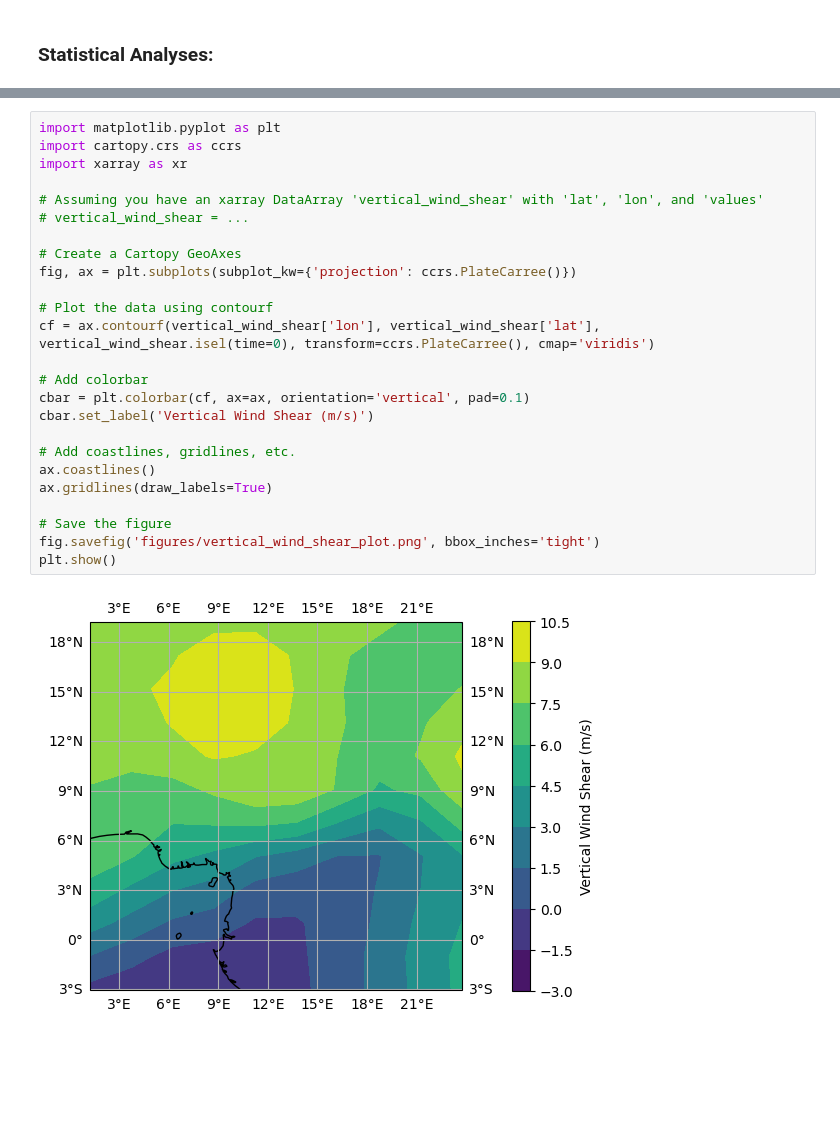
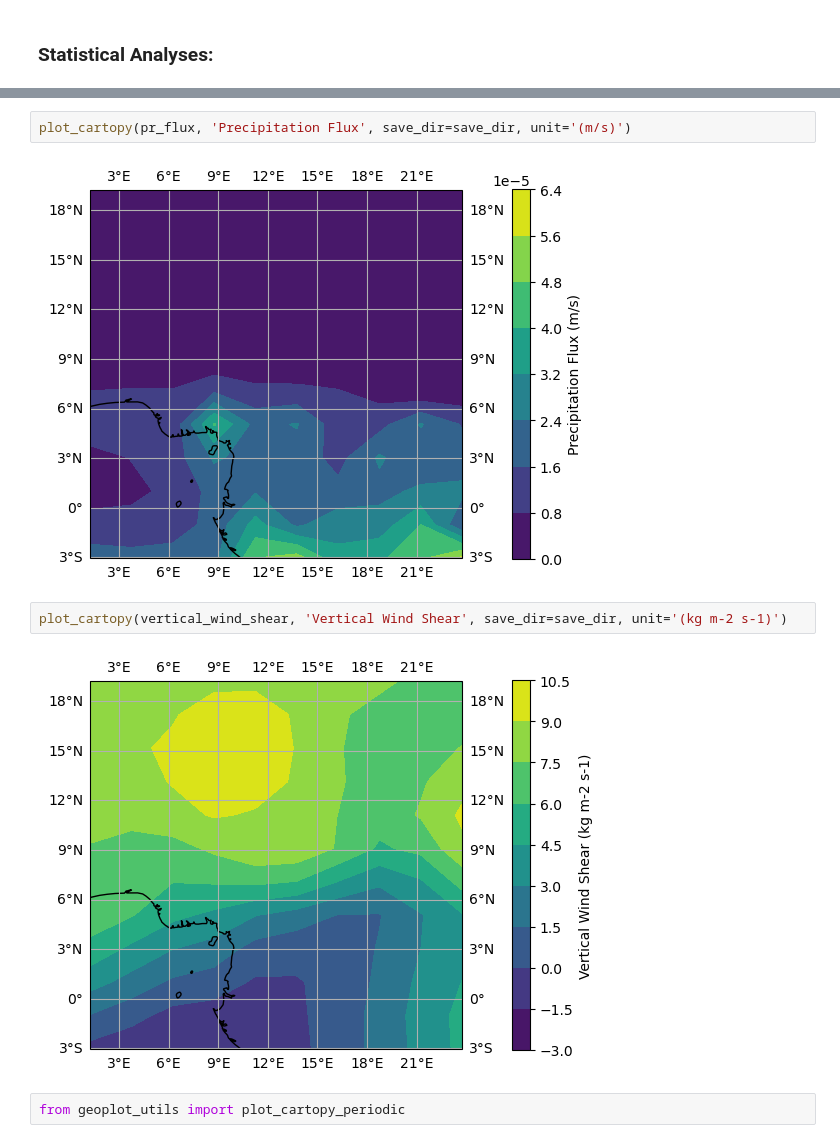
Before and after one commit to CalebTek/west-africa-rainfall-shear-analysis, a Jupyter notebook: CMIP5_Analysis.ipynb, the cells around one changed output, grey strips where cells are left out. Saved outputs shown, nothing was run; the diff lists cells and outputs as text; blank space fills up the shorter version.

```diff
--- a/CMIP5_Analysis.ipynb
+++ b/CMIP5_Analysis.ipynb
@@ -545,27 +210,10 @@ plt.show()
-# %%
-import matplotlib.pyplot as plt
-import cartopy.crs as ccrs
-import xarray as xr
-
-# Assuming you have an xarray DataArray 'vertical_wind_shear' with 'lat', 'lon', and 'values'
-# vertical_wind_shear = ...
-
-# Create a Cartopy GeoAxes
-fig, ax = plt.subplots(subplot_kw={'projection': ccrs.PlateCarree()})
-
-# Plot the data using contourf
-cf = ax.contourf(vertical_wind_shear['lon'], vertical_wind_shear['lat'], vertical_wind_shear.isel(time=0), transform=ccrs.PlateCarree(), cmap='viridis')
-
-# Add colorbar
-cbar = plt.colorbar(cf, ax=ax, orientation='vertical', pad=0.1)
-cbar.set_label('Vertical Wind Shear (m/s)')
-
-# Add coastlines, gridlines, etc.
-ax.coastlines()
-ax.gridlines(draw_labels=True)
-
-# Save the figure
-fig.savefig('figures/vertical_wind_shear_plot.png', bbox_inches='tight')
-plt.show()
-# %% [output]
-[figure, removed]
+# %%
+plot_cartopy(pr_flux, 'Precipitation Flux', save_dir=save_dir, unit='(m/s)')
+# %% [output]
+[figure, added]
+# %%
+plot_cartopy(vertical_wind_shear, 'Vertical Wind Shear', save_dir=save_dir, unit='(kg m-2 s-1)')
+# %% [output]
+[figure, added]
+# %%
+from geoplot_utils import plot_cartopy_periodic
```
Also changed, not shown: parts of 32 cells of this notebook, 52 other files.
